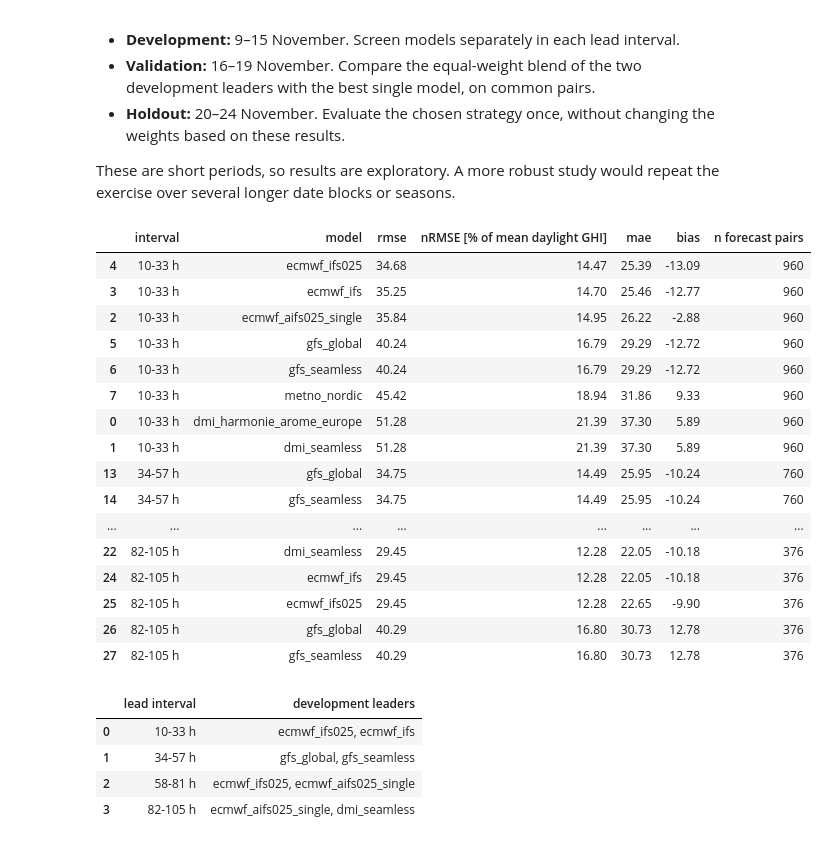
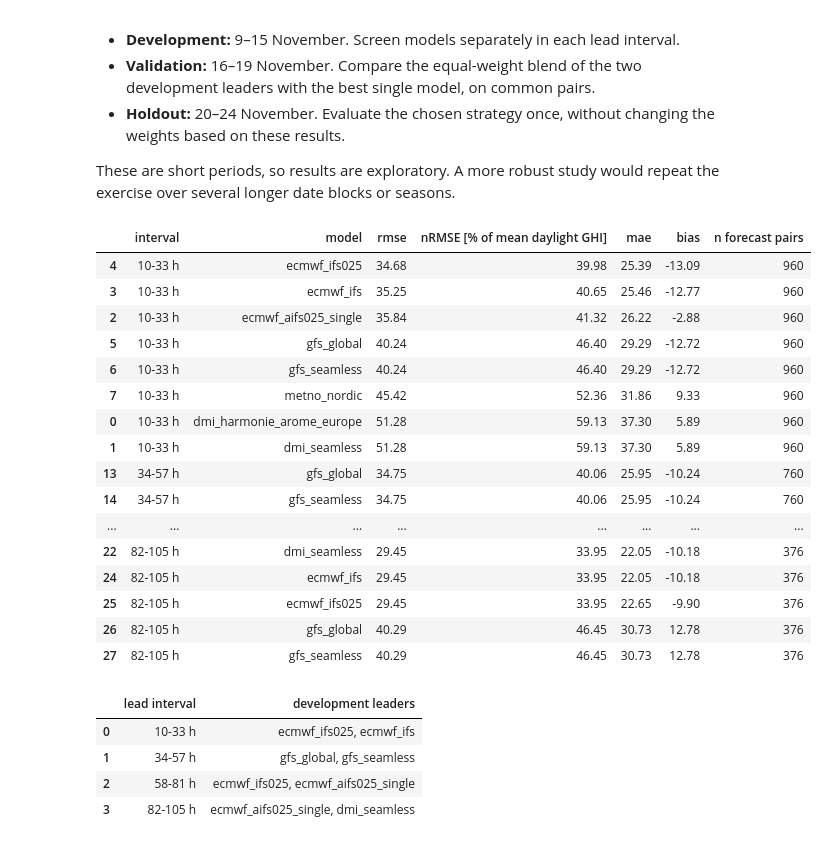
Before and after one commit to MatildeMGM/solar_forecast_project, a Jupyter notebook: notebooks/solar_forecast_analysis_and_blend.ipynb, the cells around one changed output. Saved outputs shown, nothing was run; the diff lists cells and outputs as text; code cells hidden in the pictures.

```diff
--- a/notebooks/solar_forecast_analysis_and_blend.ipynb
+++ b/notebooks/solar_forecast_analysis_and_blend.ipynb
@@ -656,7 +687,8 @@ def summarize_lead_intervals(scores, intervals, mean_daylight_ghi):
             })
     return pd.DataFrame(rows)
 
-mean_daylight_ghi = daylight_dmi["ghi_measured"].mean()
+mean_daylight_ghi = daylight_dmi.loc[
+    FORECAST_START:FORECAST_END, "ghi_measured"].mean()
 interval_scores = summarize_lead_intervals(
     project_scores, LEAD_INTERVALS, mean_daylight_ghi
 )
@@ -740,7 +772,7 @@ for ax, (first, last) in zip(axes.flat, LEAD_INTERVALS):
 
     for model, forecast in forecast_unstacked.items():
 
-        forecast = forecast.loc[:, first:last]
+        forecast = forecast.loc["2026-11-09":"2026-11-15", first:last]
 
         measured = daylight_dmi["ghi_measured"].reindex(
             forecast.index
@@ -823,51 +855,62 @@ def utc_timestamp(value):
 def restrict_to_period(forecasts, start, end):
     start, end = utc_timestamp(start), utc_timestamp(end)
     return {
         model: frame.loc[(frame.index >= start) & (frame.index <= end)]
         for model, frame in forecasts.items()
     }
 
 
 def period_interval_summary(forecasts, measurements, start, end):
+
     period_forecasts = restrict_to_period(forecasts, start, end)
+
     period_measurements = measurements.loc[
         (measurements.index >= utc_timestamp(start))
         & (measurements.index <= utc_timestamp(end))
     ]
-    scores = calculate_metrics_by_lead(period_forecasts, period_measurements)
+
+    scores = calculate_metrics_by_lead(
+        period_forecasts, period_measurements
+    )
+
     scores = scores.loc[scores["lead_time_h"].between(10, 105)]
-    return summarize_lead_intervals(scores, LEAD_INTERVALS, mean_daylight_ghi)
+
+    mean_period_ghi = period_measurements["ghi_measured"].mean()
+
+    return summarize_lead_intervals(
+        scores, LEAD_INTERVALS, mean_period_ghi
+    )
 
 
 dev_summary = period_interval_summary(
     forecast_unstacked, daylight_dmi, DEVELOPMENT_START, DEVELOPMENT_END
 )
 validation_summary = period_interval_summary(
     forecast_unstacked, daylight_dmi, VALIDATION_START, VALIDATION_END
 )
 holdout_summary = period_interval_summary(
     forecast_unstacked, daylight_dmi, HOLDOUT_START, HOLDOUT_END
 )
 
 display(dev_summary.sort_values(["interval", "rmse"]).round(2))
 # %% [output]
 |  | interval | model | rmse | nRMSE [% of mean daylight GHI] | mae | bias | n forecast pairs |
-| 4 | 10-33 h | ecmwf_ifs025 | 34.68 | 14.47 | 25.39 | -13.09 | 960 |
-| 3 | 10-33 h | ecmwf_ifs | 35.25 | 14.70 | 25.46 | -12.77 | 960 |
-| 2 | 10-33 h | ecmwf_aifs025_single | 35.84 | 14.95 | 26.22 | -2.88 | 960 |
-| 5 | 10-33 h | gfs_global | 40.24 | 16.79 | 29.29 | -12.72 | 960 |
-| 6 | 10-33 h | gfs_seamless | 40.24 | 16.79 | 29.29 | -12.72 | 960 |
-| 7 | 10-33 h | metno_nordic | 45.42 | 18.94 | 31.86 | 9.33 | 960 |
-| 0 | 10-33 h | dmi_harmonie_arome_europe | 51.28 | 21.39 | 37.30 | 5.89 | 960 |
-| 1 | 10-33 h | dmi_seamless | 51.28 | 21.39 | 37.30 | 5.89 | 960 |
-| 13 | 34-57 h | gfs_global | 34.75 | 14.49 | 25.95 | -10.24 | 760 |
-| 14 | 34-57 h | gfs_seamless | 34.75 | 14.49 | 25.95 | -10.24 | 760 |
+| 4 | 10-33 h | ecmwf_ifs025 | 34.68 | 39.98 | 25.39 | -13.09 | 960 |
+| 3 | 10-33 h | ecmwf_ifs | 35.25 | 40.65 | 25.46 | -12.77 | 960 |
+| 2 | 10-33 h | ecmwf_aifs025_single | 35.84 | 41.32 | 26.22 | -2.88 | 960 |
+| 5 | 10-33 h | gfs_global | 40.24 | 46.40 | 29.29 | -12.72 | 960 |
+| 6 | 10-33 h | gfs_seamless | 40.24 | 46.40 | 29.29 | -12.72 | 960 |
+| 7 | 10-33 h | metno_nordic | 45.42 | 52.36 | 31.86 | 9.33 | 960 |
+| 0 | 10-33 h | dmi_harmonie_arome_europe | 51.28 | 59.13 | 37.30 | 5.89 | 960 |
+| 1 | 10-33 h | dmi_seamless | 51.28 | 59.13 | 37.30 | 5.89 | 960 |
+| 13 | 34-57 h | gfs_global | 34.75 | 40.06 | 25.95 | -10.24 | 760 |
+| 14 | 34-57 h | gfs_seamless | 34.75 | 40.06 | 25.95 | -10.24 | 760 |
 | ... | ... | ... | ... | ... | ... | ... | ... |
-| 22 | 82-105 h | dmi_seamless | 29.45 | 12.28 | 22.05 | -10.18 | 376 |
-| 24 | 82-105 h | ecmwf_ifs | 29.45 | 12.28 | 22.05 | -10.18 | 376 |
-| 25 | 82-105 h | ecmwf_ifs025 | 29.45 | 12.28 | 22.65 | -9.90 | 376 |
-| 26 | 82-105 h | gfs_global | 40.29 | 16.80 | 30.73 | 12.78 | 376 |
-| 27 | 82-105 h | gfs_seamless | 40.29 | 16.80 | 30.73 | 12.78 | 376 |
+| 22 | 82-105 h | dmi_seamless | 29.45 | 33.95 | 22.05 | -10.18 | 376 |
+| 24 | 82-105 h | ecmwf_ifs | 29.45 | 33.95 | 22.05 | -10.18 | 376 |
+| 25 | 82-105 h | ecmwf_ifs025 | 29.45 | 33.95 | 22.65 | -9.90 | 376 |
+| 26 | 82-105 h | gfs_global | 40.29 | 46.45 | 30.73 | 12.78 | 376 |
+| 27 | 82-105 h | gfs_seamless | 40.29 | 46.45 | 30.73 | 12.78 | 376 |
 # %%
 # Screen for the two lowest-RMSE individual models in each interval.
 # Their validation comparison below uses identical paired cases.
```
Also changed, not shown: parts of 11 cells of this notebook.
